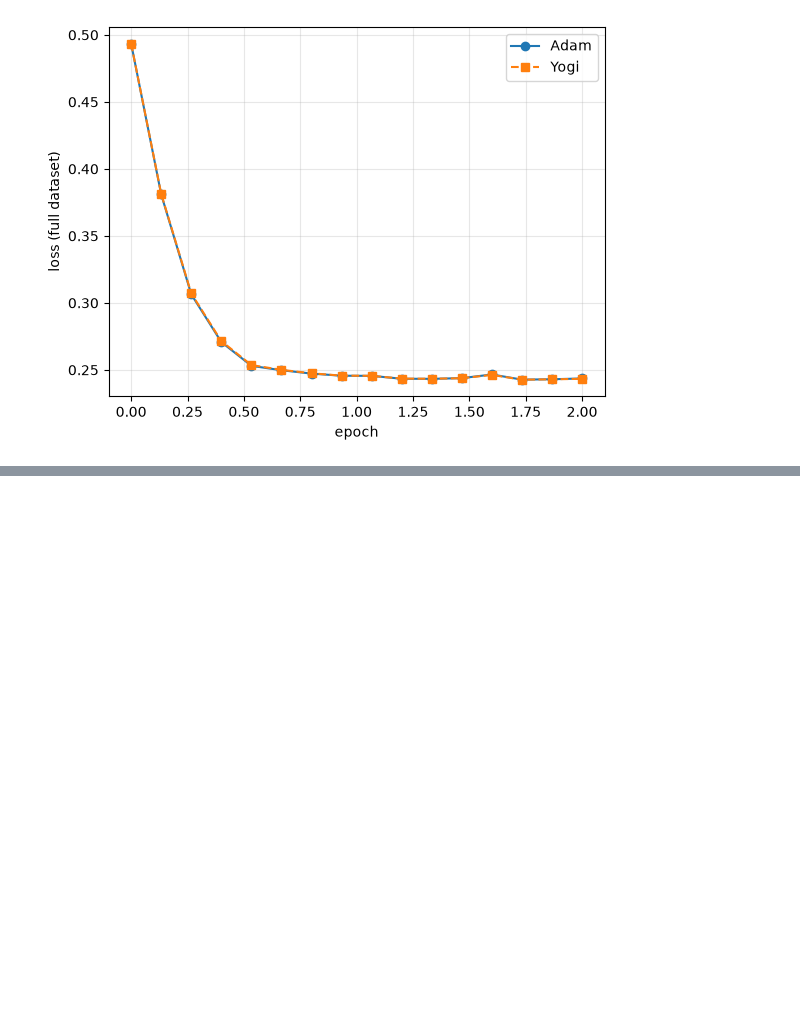
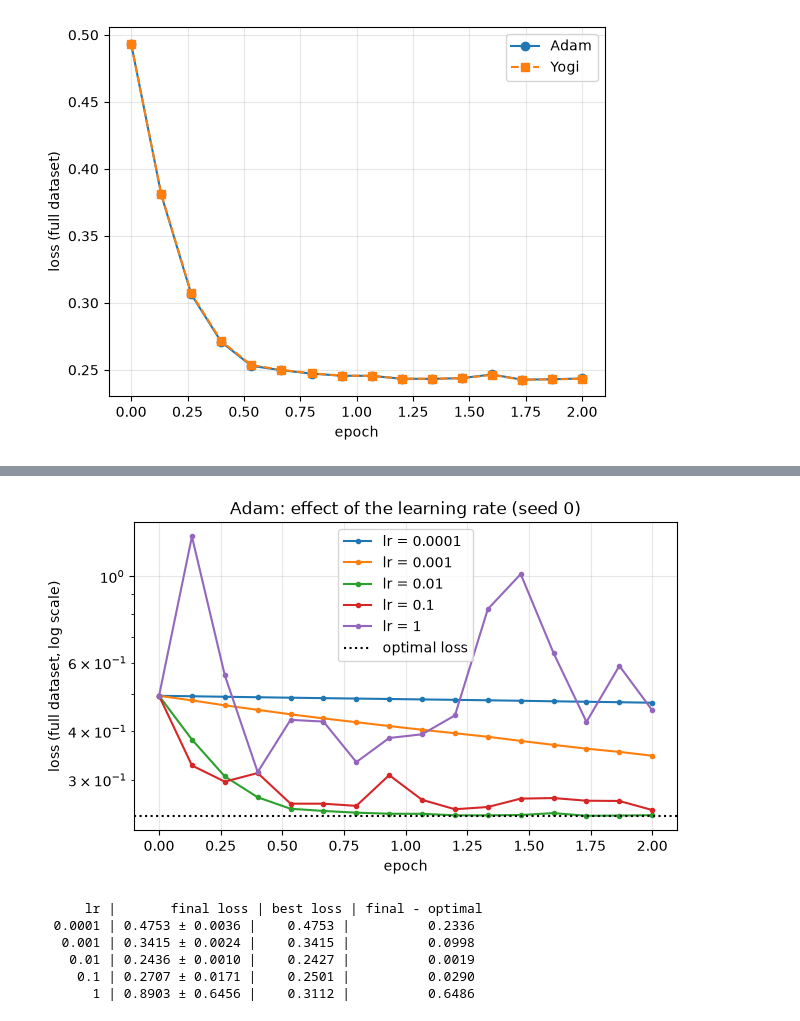
Before and after one commit to dmerchan01/ICOM6015-Notebook, a Jupyter notebook: adam-adaptive-moment-estimation/adam_exercises.ipynb, the cells around one changed output, grey strips where cells are left out. Drawn from its saved outputs; the diff is of its cells as text; code cells hidden in the pictures; blank space fills up the shorter version.

Commit message:
Exercise 1: learning-rate sweep with Adam

```diff
--- a/adam-adaptive-moment-estimation/adam_exercises.ipynb
+++ b/adam-adaptive-moment-estimation/adam_exercises.ipynb
@@ -223,0 +238,6 @@ Yogi final loss: 0.2433
+# %%
+# optimal loss: exact least-squares solution (the best any optimizer can reach)
+A = np.hstack([X, np.ones((len(X), 1))])
+sol = np.linalg.lstsq(A, y, rcond=None)[0]
+OPT_LOSS = loss(X, y, sol[:-1], sol[-1:])
+print(f"Optimal loss: {OPT_LOSS:.4f}")
@@ -223,0 +250,35 @@ Yogi final loss: 0.2433
+# %%
+# learning rates to compare and seeds for repetition
+LRS = [1e-4, 1e-3, 1e-2, 1e-1, 1.0]
+SEEDS = range(5)
+
+# run every (learning rate, seed) pair
+results = {lr: [train(adam, {"lr": lr}, seed=s)[0] for s in SEEDS] for lr in LRS}
+# %%
+# loss curves for seed 0, with the optimal loss as reference
+fig, ax = plt.subplots(figsize=(7, 4))
+for lr in LRS:
+    ax.plot(*results[lr][0].T, "o-", ms=3, label=f"lr = {lr:g}")
+ax.axhline(OPT_LOSS, color="k", ls=":", label="optimal loss")
+ax.set_yscale("log")
+ax.set_xlabel("epoch"); ax.set_ylabel("loss (full dataset, log scale)")
+ax.set_title("Adam: effect of the learning rate (seed 0)")
+ax.legend(); ax.grid(alpha=0.3)
+fig.savefig(FIG_DIR / "ex1_learning_rates.png", dpi=150, bbox_inches="tight")
+plt.show()
+# %% [output]
+[figure, added]
+# %%
+# summary over seeds: final loss (mean ± std), best loss reached, and gap to the optimum
+print(f"{'lr':>8} | {'final loss':>16} | {'best loss':>9} | {'final - optimal':>15}")
+for lr in LRS:
+    final = np.array([h[-1, 1] for h in results[lr]])
+    best = np.array([h[:, 1].min() for h in results[lr]])
+    print(f"{lr:>8g} | {final.mean():.4f} ± {final.std():.4f} | {best.mean():>9.4f} | {final.mean() - OPT_LOSS:>15.4f}")
+# %% [output]
+      lr |       final loss | best loss | final - optimal
+  0.0001 | 0.4753 ± 0.0036 |    0.4753 |          0.2336
+   0.001 | 0.3415 ± 0.0024 |    0.3415 |          0.0998
+    0.01 | 0.2436 ± 0.0010 |    0.2427 |          0.0019
+     0.1 | 0.2707 ± 0.0171 |    0.2501 |          0.0290
+       1 | 0.8903 ± 0.6456 |    0.3112 |          0.6486
```
Also changed, not shown: parts of 4 cells of this notebook, 1 other file.
